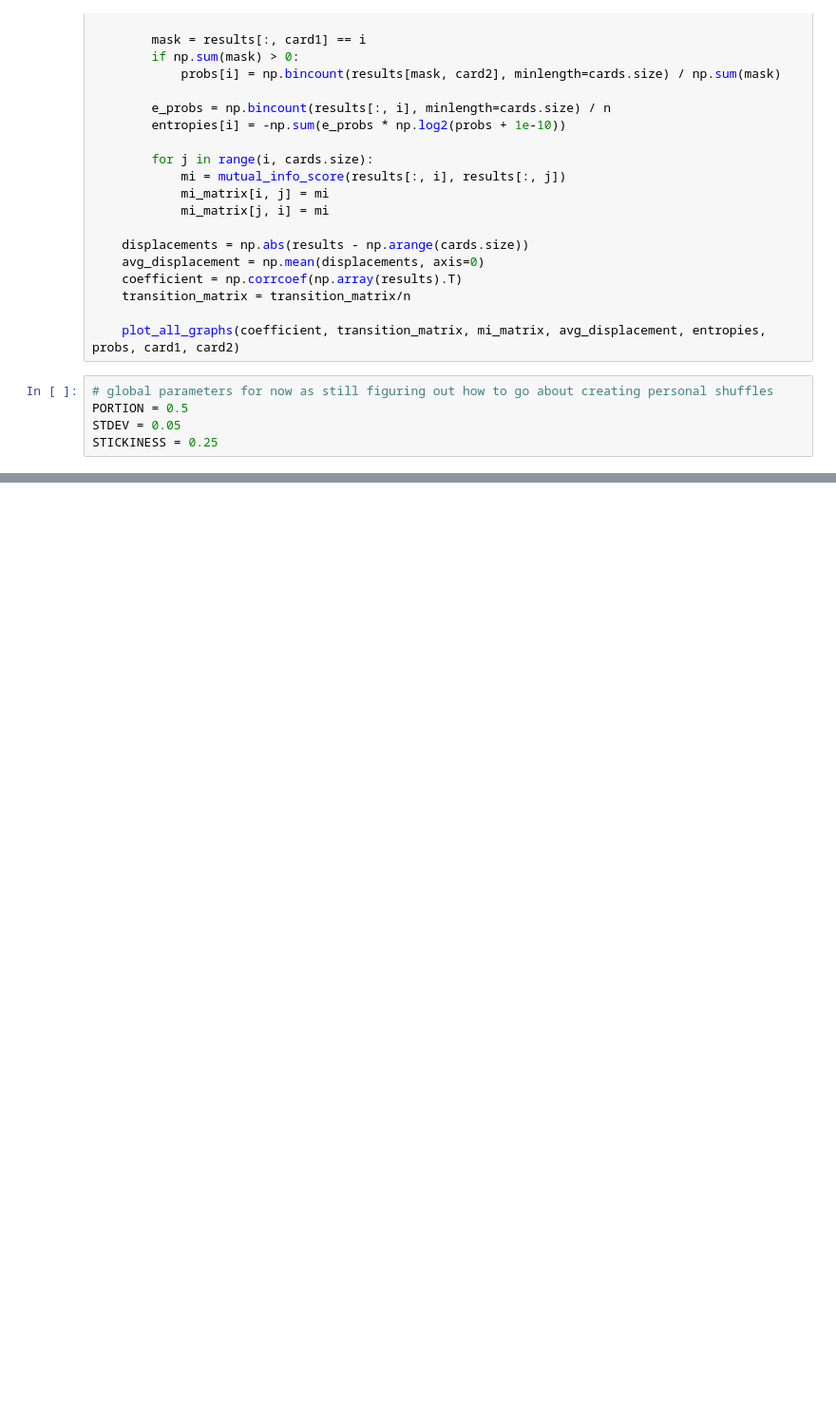
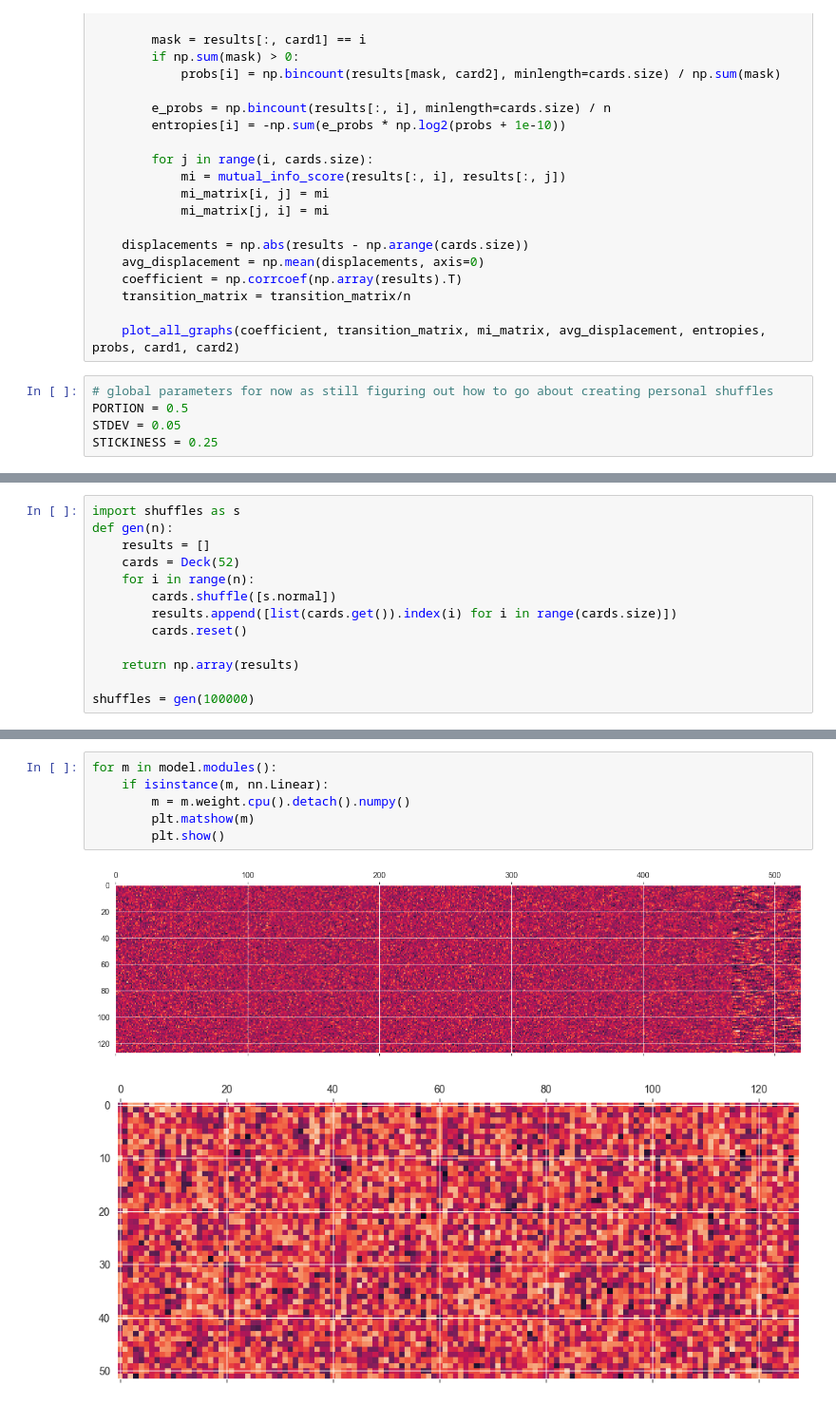
Before and after one commit to Gemmins/CardShuffling, a Jupyter notebook: shuffleAnalysis.ipynb, the cells around one changed output, grey strips where cells are left out. Shown at 95% size. Saved outputs shown, nothing was run; the diff lists cells and outputs as text; blank space fills up the shorter version.

```diff
--- a/shuffleAnalysis.ipynb
+++ b/shuffleAnalysis.ipynb
@@ -254,0 +233,13 @@ plt.show()
+# %%
+import shuffles as s
+def gen(n):
+    results = []
+    cards = Deck(52)
+    for i in range(n):
+        cards.shuffle([s.normal])
+        results.append([list(cards.get()).index(i) for i in range(cards.size)])
+        cards.reset()
+
+    return np.array(results)
+
+shuffles = gen(100000)
@@ -254,0 +433,9 @@ plt.show()
+# %%
+for m in model.modules():
+    if isinstance(m, nn.Linear):
+        m = m.weight.cpu().detach().numpy()
+        plt.matshow(m)
+        plt.show()
+# %% [output]
+[figure, added]
+[figure, added]
```
Also changed, not shown: parts of 11 cells of this notebook, 5 other files.
